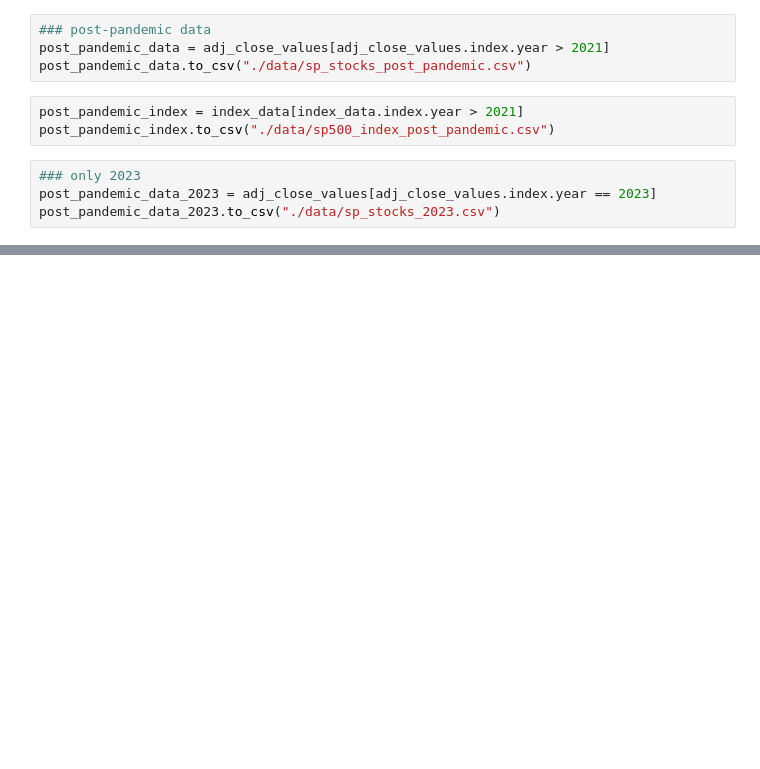
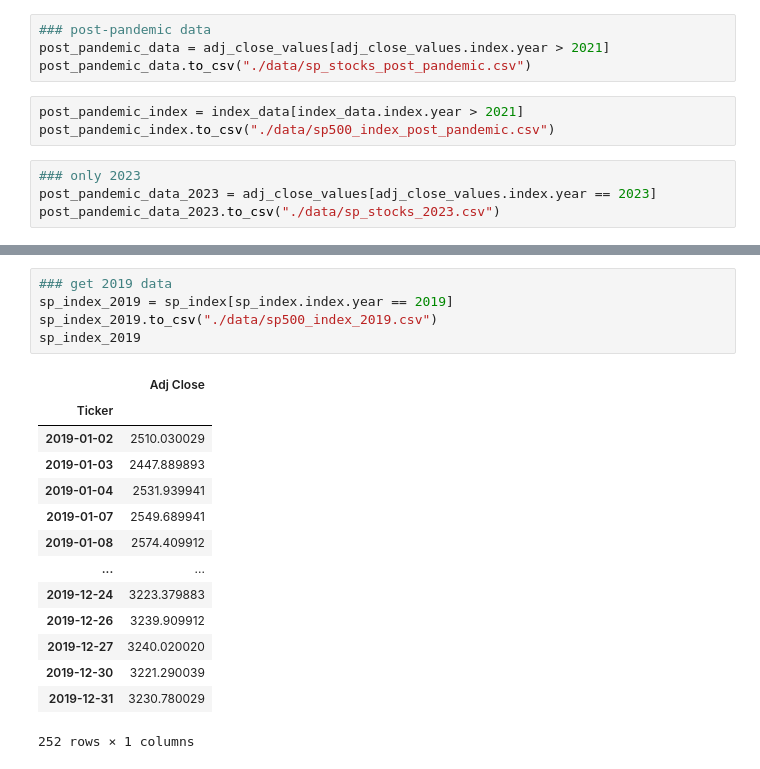
Before and after one commit to PaulaPerazzo/Deep-Gym-Trading, a Jupyter notebook: s&p500.ipynb, the cells around one changed output, grey strips where cells are left out. Drawn from its saved outputs; the diff is of its cells as text; blank space fills up the shorter version.

```diff
--- a/s&p500.ipynb
+++ b/s&p500.ipynb
@@ -204,0 +226,20 @@ post_pandemic_data_2023.to_csv("./data/sp_stocks_2023.csv")
+# %%
+### get 2019 data
+sp_index_2019 = sp_index[sp_index.index.year == 2019]
+sp_index_2019.to_csv("./data/sp500_index_2019.csv")
+sp_index_2019
+# %% [output]
+|  | Adj Close |
+| Ticker |  |
+| 2019-01-02 | 2510.030029 |
+| 2019-01-03 | 2447.889893 |
+| 2019-01-04 | 2531.939941 |
+| 2019-01-07 | 2549.689941 |
+| 2019-01-08 | 2574.409912 |
+| ... | ... |
+| 2019-12-24 | 3223.379883 |
+| 2019-12-26 | 3239.909912 |
+| 2019-12-27 | 3240.020020 |
+| 2019-12-30 | 3221.290039 |
+| 2019-12-31 | 3230.780029 |
+252 rows × 1 columns
```
Also changed, not shown: parts of 3 cells of this notebook, 28 other files.
